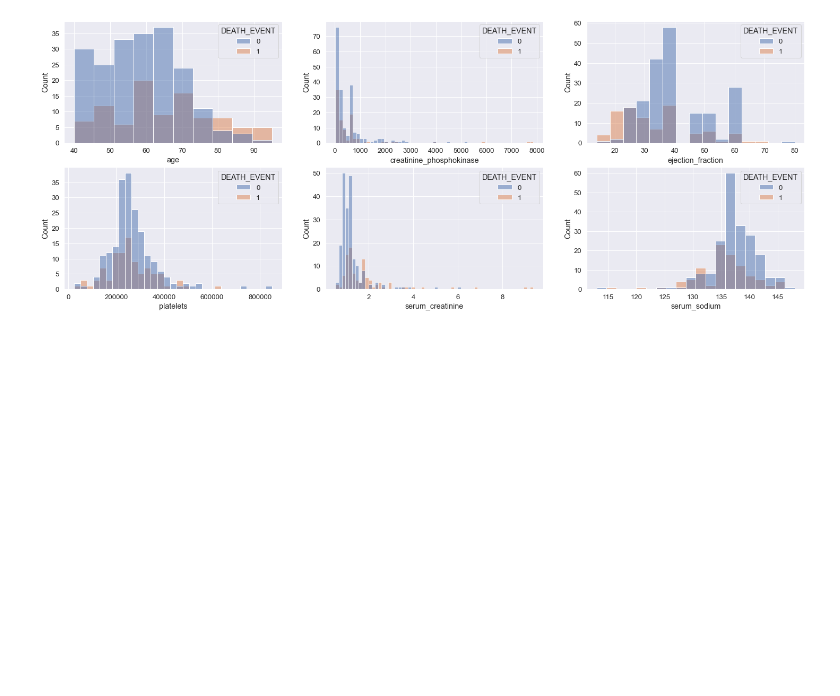
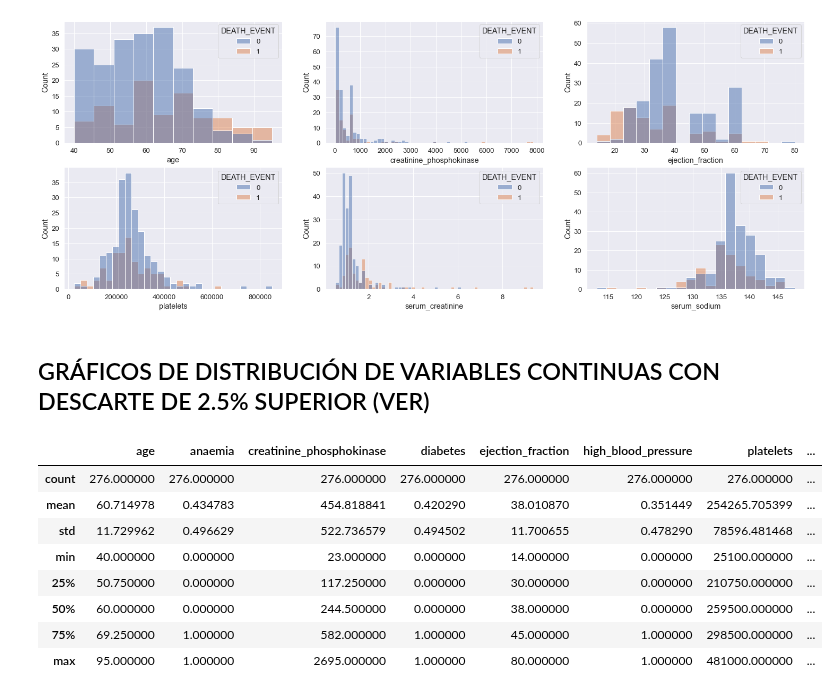
Before and after one commit to JaviCeRodriguez/Heart-Failure-ML, a Jupyter notebook: limpieza_y_gen_traintest.ipynb, the cells around one changed output. Drawn from its saved outputs; the diff is of its cells as text; code cells hidden in the pictures; blank space fills up the shorter version.

```diff
--- a/limpieza_y_gen_traintest.ipynb
+++ b/limpieza_y_gen_traintest.ipynb
@@ -70,3 +72,5 @@ for idx,feature in enumerate(props_continuas):
     sns.histplot(data=df_cleaned,x=df_cleaned[feature],hue="DEATH_EVENT")
 # %% [output]
 [figure]
+# %% [markdown]
+## GRÁFICOS DE DISTRIBUCIÓN DE VARIABLES CONTINUAS CON DESCARTE DE 2.5% SUPERIOR (VER)
@@ -72,0 +79,12 @@ for idx,feature in enumerate(props_continuas):
+# %%
+df_cleaned_bis.describe()   # SI HACEMOS ESTE FILTRO NOS QUEDAMOS CON 276 PACIENTES
+# %% [output]
+|  | age | anaemia | creatinine_phosphokinase | diabetes | ejection_fraction | high_blood_pressure | platelets | ... |
+| count | 276.000000 | 276.000000 | 276.000000 | 276.000000 | 276.000000 | 276.000000 | 276.000000 | ... |
+| mean | 60.714978 | 0.434783 | 454.818841 | 0.420290 | 38.010870 | 0.351449 | 254265.705399 | ... |
+| std | 11.729962 | 0.496629 | 522.736579 | 0.494502 | 11.700655 | 0.478290 | 78596.481468 | ... |
+| min | 40.000000 | 0.000000 | 23.000000 | 0.000000 | 14.000000 | 0.000000 | 25100.000000 | ... |
+| 25% | 50.750000 | 0.000000 | 117.250000 | 0.000000 | 30.000000 | 0.000000 | 210750.000000 | ... |
+| 50% | 60.000000 | 0.000000 | 244.500000 | 0.000000 | 38.000000 | 0.000000 | 259500.000000 | ... |
+| 75% | 69.250000 | 1.000000 | 582.000000 | 1.000000 | 45.000000 | 1.000000 | 298500.000000 | ... |
+| max | 95.000000 | 1.000000 | 2695.000000 | 1.000000 | 80.000000 | 1.000000 | 481000.000000 | ... |
```
Also changed, not shown: parts of 3 cells of this notebook.
